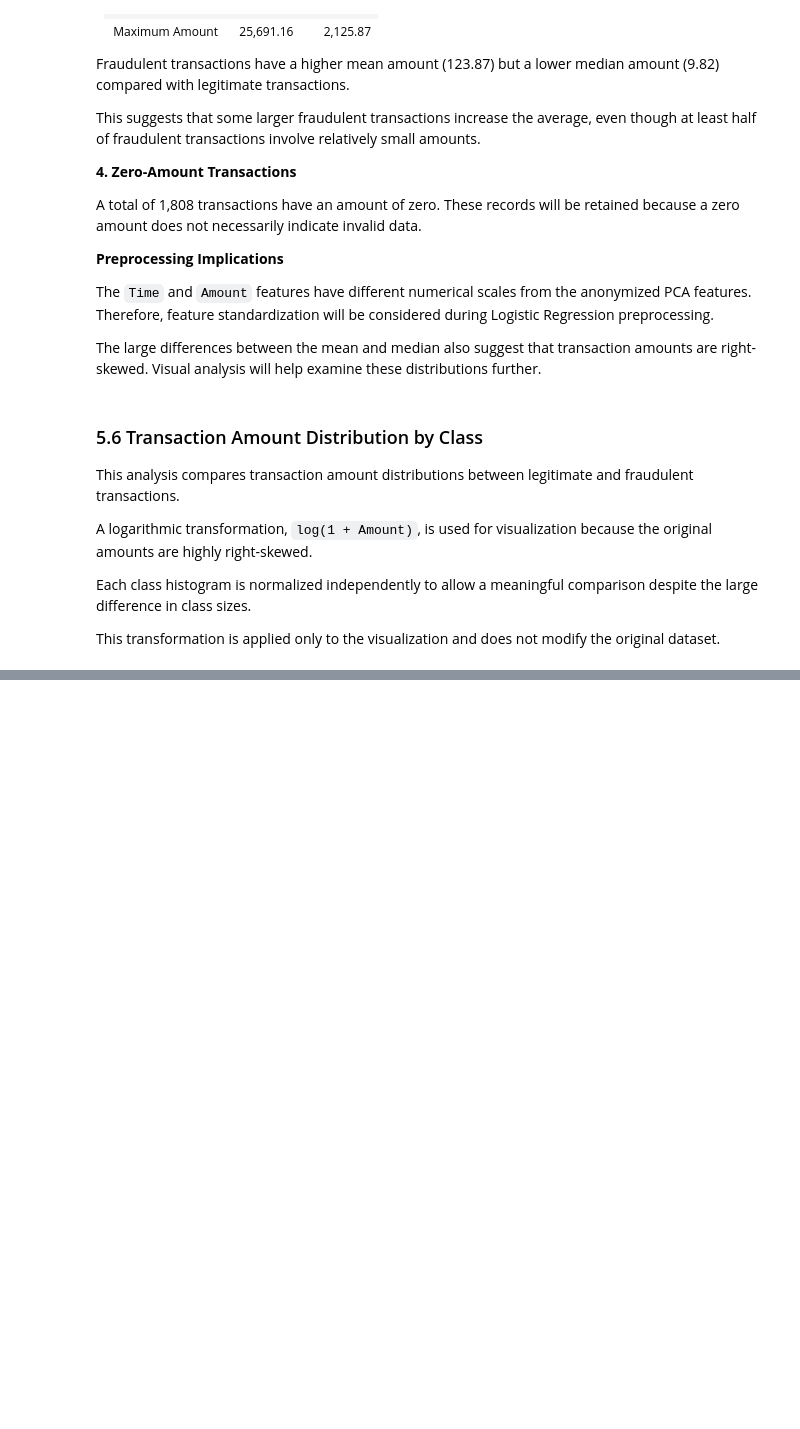
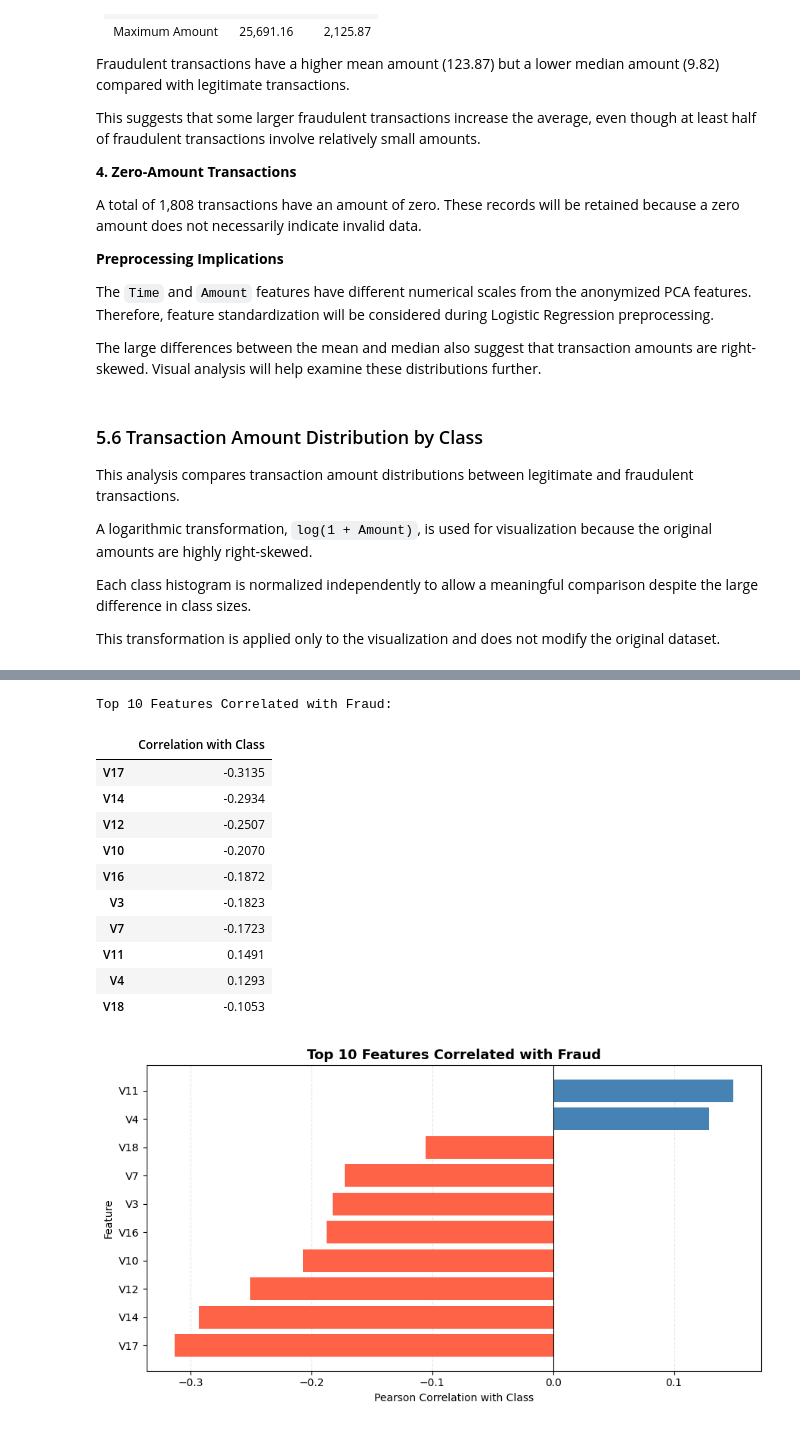
Before and after one commit to UbaidUllah777/Lab3-Fraud-Detection-Insurance-Cost-Prediction, a Jupyter notebook: Ubaid_Ullah_9110715_1_Lab3.ipynb, the cells around one changed output, grey strips where cells are left out. Saved outputs shown, nothing was run; the diff lists cells and outputs as text; code cells hidden in the pictures; blank space fills up the shorter version.

Commit message:
feat: complete fraud detection model training and evaluation

```diff
--- a/Ubaid_Ullah_9110715_1_Lab3.ipynb
+++ b/Ubaid_Ullah_9110715_1_Lab3.ipynb
@@ -574,0 +615,65 @@ plt.show()
+# %%
+
+# Calculate Pearson correlations for numerical columns
+correlation_matrix = creditcard_clean_df.corr(numeric_only=True)
+
+# Extract correlations with the target variable
+target_correlations = (
+    correlation_matrix["Class"]
+    .drop("Class")
+    .sort_values(key=lambda values: values.abs(), ascending=False)
+)
+
+# Display the ten strongest absolute correlations
+print("Top 10 Features Correlated with Fraud:")
+
+display(
+    target_correlations.head(10)
+    .to_frame(name="Correlation with Class")
+    .round(4)
+)
+
+# Visualize the top ten correlations
+top_correlations = target_correlations.head(10).sort_values()
+
+fig, ax = plt.subplots(figsize=(9, 5))
+
+colors = [
+    "steelblue" if value >= 0 else "tomato"
+    for value in top_correlations.values
+]
+
+ax.barh(
+    top_correlations.index,
+    top_correlations.values,
+    color=colors
+)
+
+ax.axvline(0, color="black", linewidth=0.8)
+
+ax.set_title(
+    "Top 10 Features Correlated with Fraud",
+    fontsize=13,
+    fontweight="bold"
+)
+ax.set_xlabel("Pearson Correlation with Class")
+ax.set_ylabel("Feature")
+ax.grid(axis="x", linestyle="--", alpha=0.3)
+ax.set_axisbelow(True)
+
+plt.tight_layout()
+plt.show()
+# %% [output]
+Top 10 Features Correlated with Fraud:
+|  | Correlation with Class |
+| V17 | -0.3135 |
+| V14 | -0.2934 |
+| V12 | -0.2507 |
+| V10 | -0.2070 |
+| V16 | -0.1872 |
+| V3 | -0.1823 |
+| V7 | -0.1723 |
+| V11 | 0.1491 |
+| V4 | 0.1293 |
+| V18 | -0.1053 |
+[figure, added]
```
Also changed, not shown: parts of 25 cells of this notebook.
